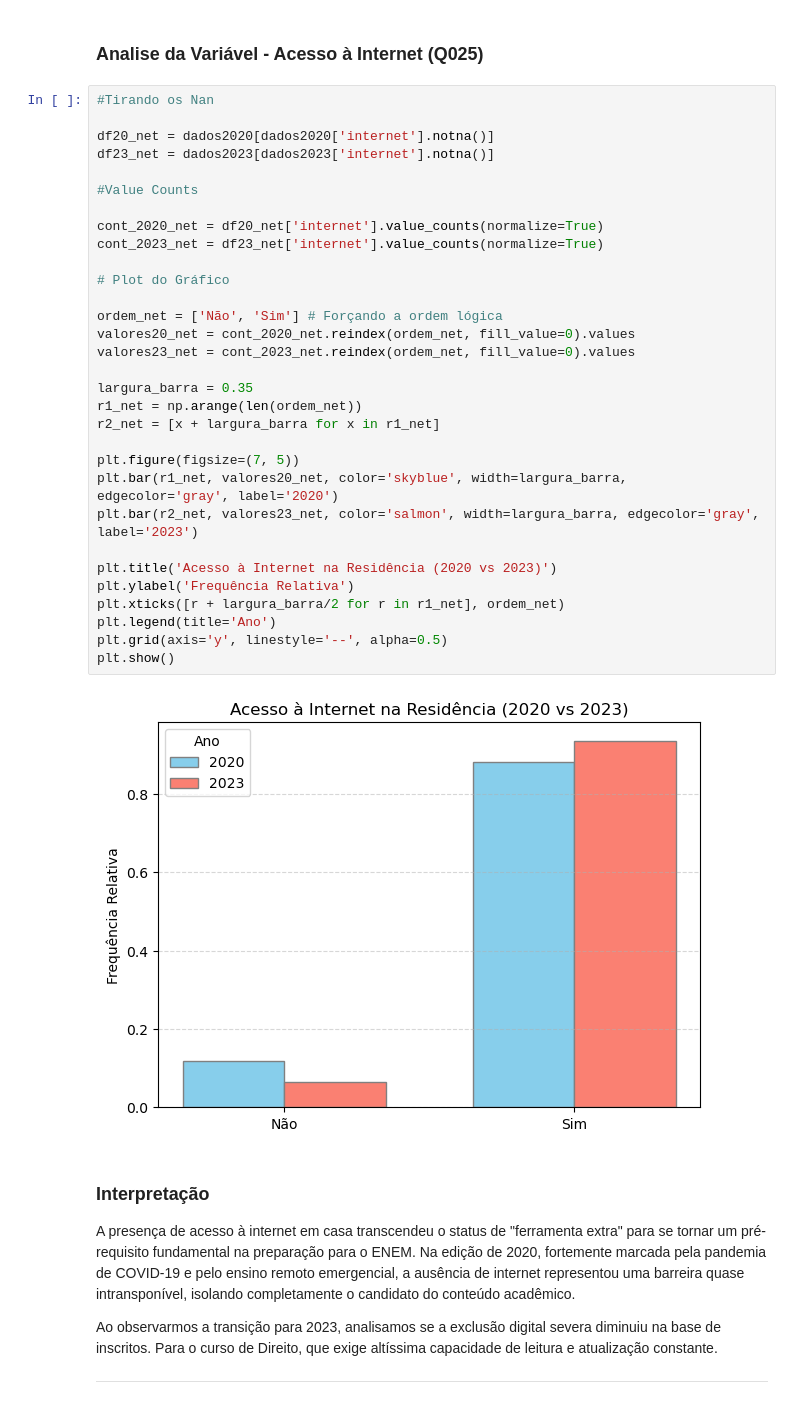
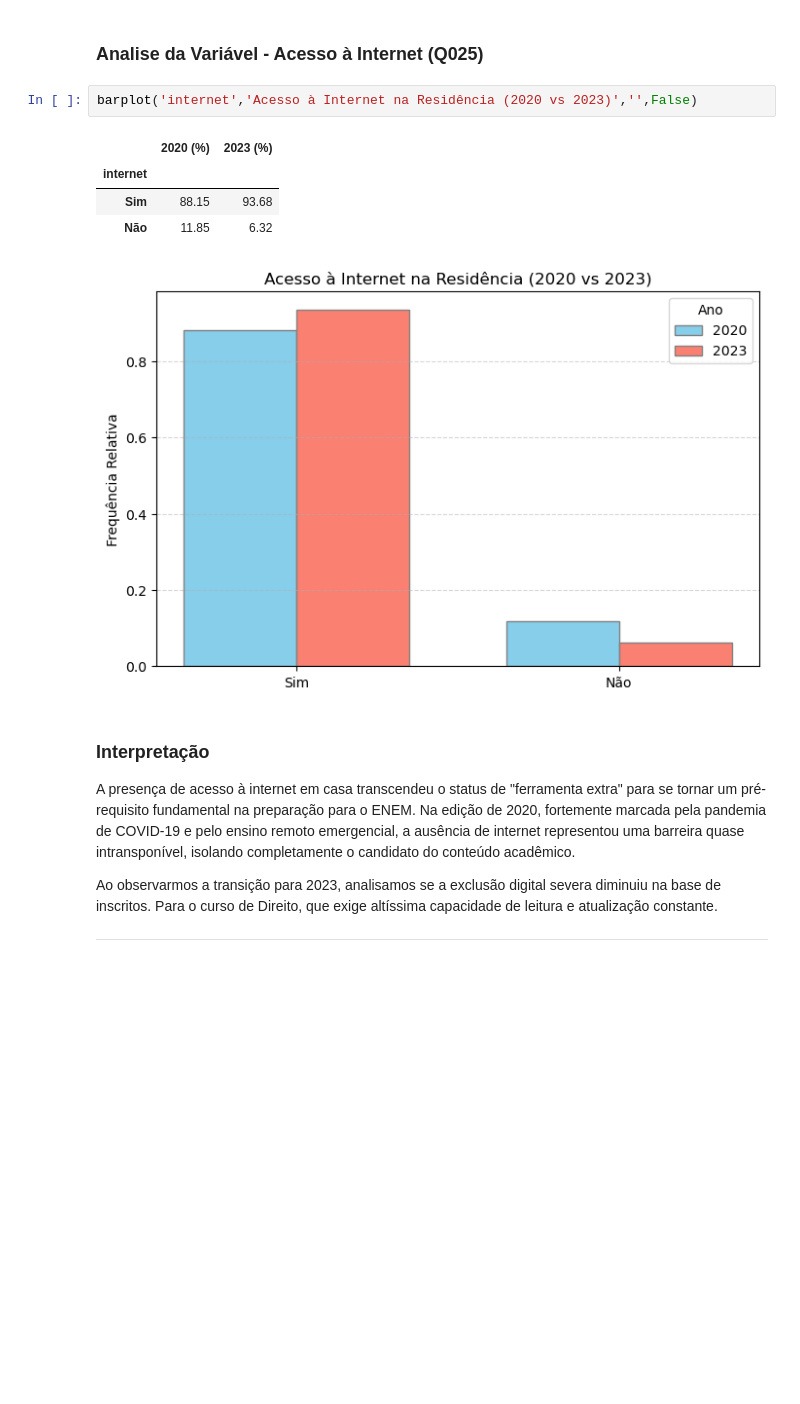
Before and after one commit to AllineOliveira/Projeto-2-Cdados, a Jupyter notebook: Projeto 2 - Grupo 6 2.ipynb, the cells around one changed output. Saved outputs shown, nothing was run; the diff lists cells and outputs as text; blank space fills up the shorter version.

```diff
--- a/Projeto 2 - Grupo 6 2.ipynb
+++ b/Projeto 2 - Grupo 6 2.ipynb
@@ -924,38 +822,13 @@ ___
 # %% [markdown]
 ### Analise da Variável - Acesso à Internet (Q025)
 # %%
-#Tirando os Nan
-
-df20_net = dados2020[dados2020['internet'].notna()]
-df23_net = dados2023[dados2023['internet'].notna()]
-
-#Value Counts
-
-cont_2020_net = df20_net['internet'].value_counts(normalize=True)
-cont_2023_net = df23_net['internet'].value_counts(normalize=True)
-
-# Plot do Gráfico
-
-ordem_net = ['Não', 'Sim'] # Forçando a ordem lógica
-valores20_net = cont_2020_net.reindex(ordem_net, fill_value=0).values
-valores23_net = cont_2023_net.reindex(ordem_net, fill_value=0).values
-
-largura_barra = 0.35
-r1_net = np.arange(len(ordem_net))
-r2_net = [x + largura_barra for x in r1_net]
-
-plt.figure(figsize=(7, 5))
-plt.bar(r1_net, valores20_net, color='skyblue', width=largura_barra, edgecolor='gray', label='2020')
-plt.bar(r2_net, valores23_net, color='salmon', width=largura_barra, edgecolor='gray', label='2023')
-
-plt.title('Acesso à Internet na Residência (2020 vs 2023)')
-plt.ylabel('Frequência Relativa')
-plt.xticks([r + largura_barra/2 for r in r1_net], ordem_net)
-plt.legend(title='Ano')
-plt.grid(axis='y', linestyle='--', alpha=0.5)
-plt.show()
+barplot('internet','Acesso à Internet na Residência (2020 vs 2023)','',False)
 # %% [output]
+|  | 2020 (%) | 2023 (%) |
+| internet |  |  |
+| Sim | 88.15 | 93.68 |
+| Não | 11.85 | 6.32 |
-[figure, old version]
+[figure, new version]
 # %% [markdown]
 ### Interpretação
 
```
Also changed, not shown: parts of 49 cells of this notebook.
